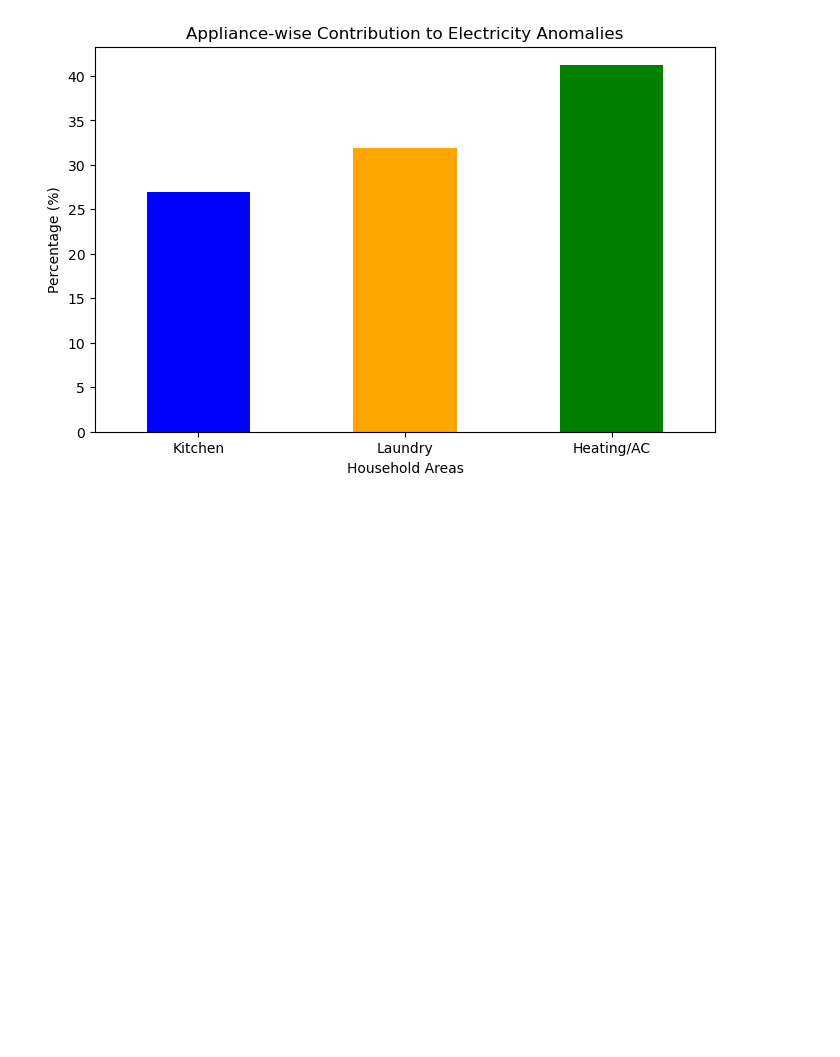
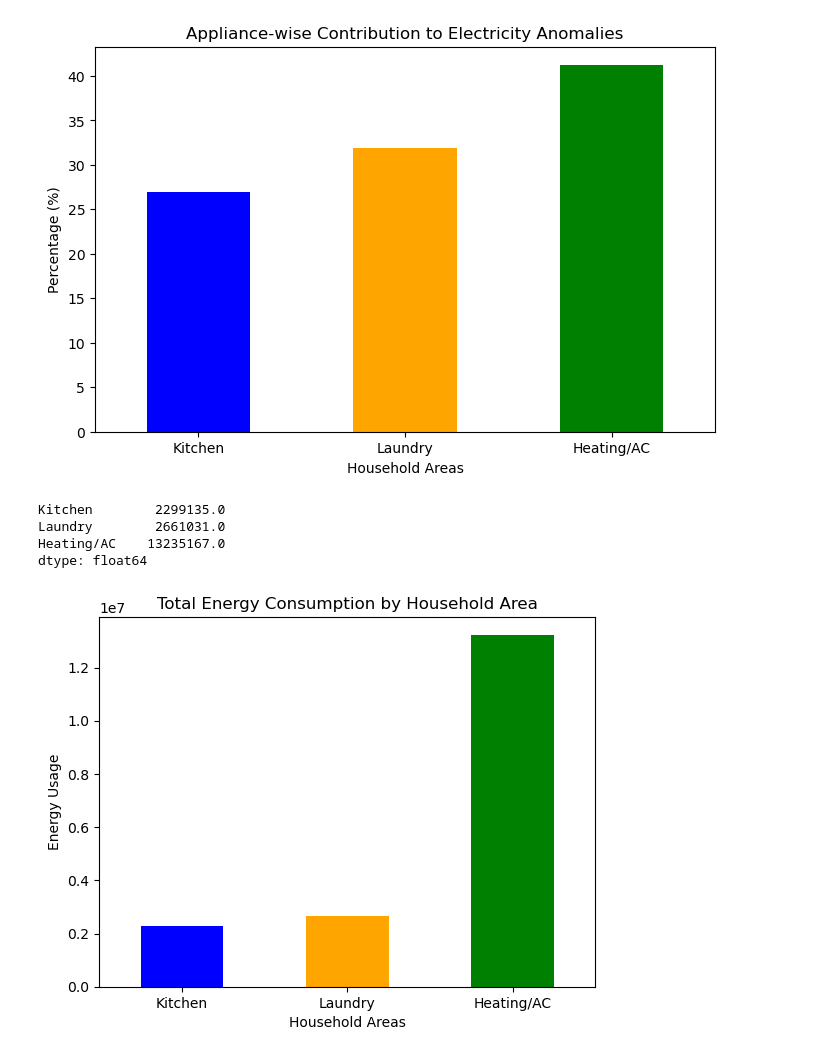
Before and after one commit to yasminsheikh3125/AnomaxR, a Jupyter notebook: Anomax/sub_metering_analysis.ipynb, the cells around one changed output. Cells and saved outputs as stored; diff of their text form; code cells hidden in the pictures; blank space fills up the shorter version.

```diff
--- a/Anomax/sub_metering_analysis.ipynb
+++ b/Anomax/sub_metering_analysis.ipynb
@@ -115,3 +115,25 @@ plt.xticks(rotation=0)
 plt.show()
 # %% [output]
 [figure]
+# %%
+area_usage = df[['Sub_metering_1','Sub_metering_2','Sub_metering_3']].sum()
+
+area_usage.index = ['Kitchen','Laundry','Heating/AC']
+
+print(area_usage)
+# %% [output]
+Kitchen        2299135.0
+Laundry        2661031.0
+Heating/AC    13235167.0
+dtype: float64
+# %%
+area_usage.plot(kind='bar', color=['blue','orange','green'])
+
+plt.title("Total Energy Consumption by Household Area")
+plt.ylabel("Energy Usage")
+plt.xlabel("Household Areas")
+
+plt.xticks(rotation=0)
+plt.show()
+# %% [output]
+[figure, added]
```
Also changed, not shown: parts of 11 cells of this notebook.
